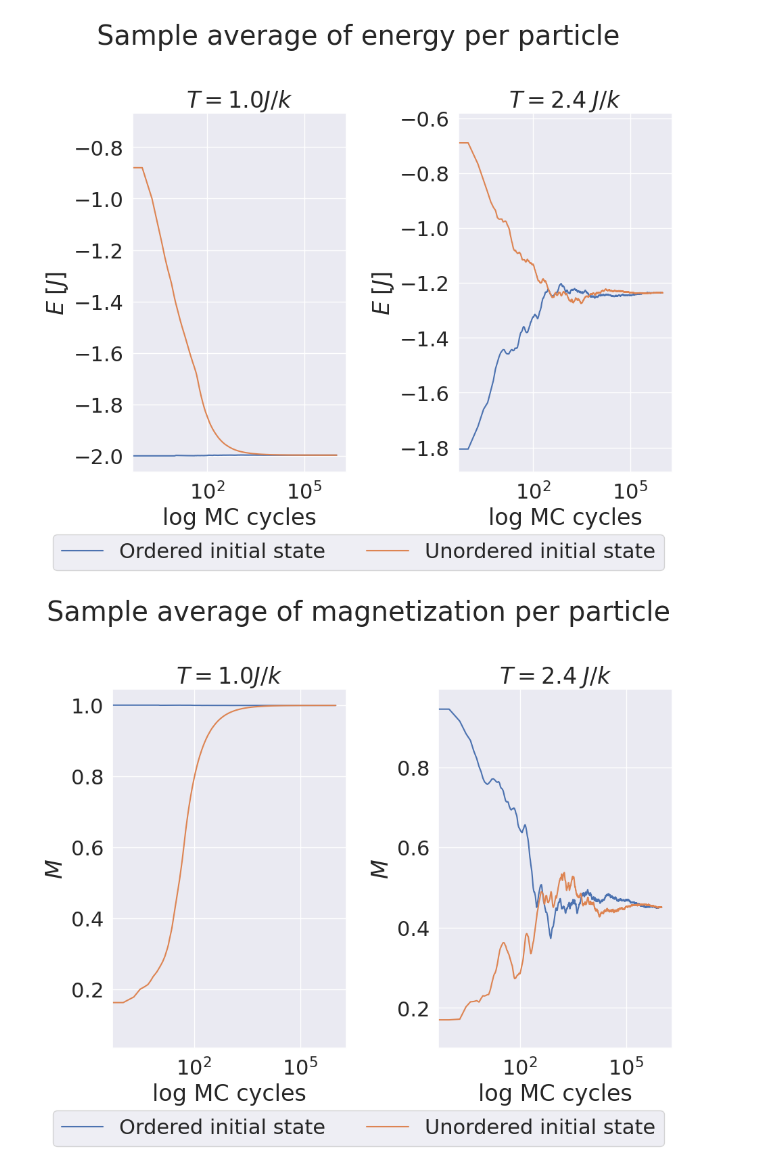
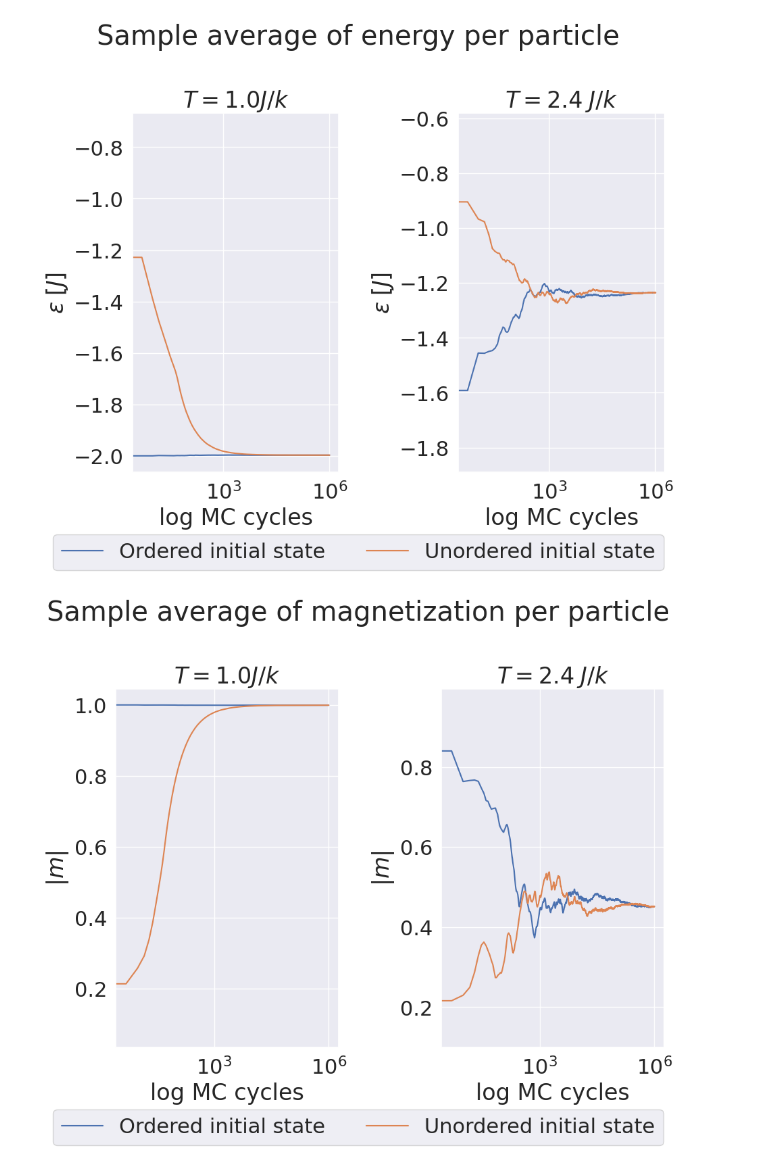
Before and after one commit to augude/fys3150, a Jupyter notebook: Project4/plotting/problem5.ipynb, the cells around one changed output. Saved outputs shown, nothing was run; the diff lists cells and outputs as text; code cells hidden in the pictures.

```diff
--- a/Project4/plotting/problem5.ipynb
+++ b/Project4/plotting/problem5.ipynb
@@ -14,41 +15,59 @@ cycles = np.arange(0, len(ordered1))
 L = ordered1.gridsize[0]
 # %%
 fig1, axs1 = plt.subplots(1, 2, figsize = (10, 8))
-fig2, axs2 = plt.subplots(1, 2, figsize = (10, 8))
-
-axs1[0].semilogx(cycles, ordered1.energy1mom/L**2, label = 'Ordered initial state')
-axs1[0].semilogx(cycles, unordered1.energy1mom/L**2, label = 'Unordered initial state')
+axs1[0].semilogx(cycles[::5], ordered1.energy1mom[::5]/L**2, label = 'Ordered initial state')
+axs1[0].semilogx(cycles[::5], unordered1.energy1mom[::5]/L**2, label = 'Unordered initial state')
 axs1[0].set_xlabel('log MC cycles')
-axs1[0].set_ylabel(r'$E \; [J]$')
+axs1[0].set_ylabel(r'$\epsilon \; [J]$')
 axs1[0].set_title(r'$T = 1.0 J/k$')
 
-axs1[1].semilogx(cycles, ordered2.energy1mom/L**2)
-axs1[1].semilogx(cycles, unordered2.energy1mom/L**2)
+axs1[1].semilogx(cycles[::5], ordered2.energy1mom[::5]/L**2)
+axs1[1].semilogx(cycles[::5], unordered2.energy1mom[::5]/L**2)
 axs1[1].set_xlabel('log MC cycles')
-axs1[1].set_ylabel(r'$E \; [J]$')
+axs1[1].set_ylabel(r'$\epsilon \; [J]$')
 axs1[1].set_title(r'$T = 2.4\; J/k$')
 fig1.suptitle('Sample average of energy per particle')
 lgd = fig1.legend(loc = 'lower center', ncol = 2, fancybox = True,
             bbox_to_anchor = (0.5, -0.05))
 fig1.tight_layout()
-plt.savefig('figures/burnenergy.pdf', bbox_inches = 'tight')
-
-axs2[0].semilogx(cycles, ordered1.magnetization1mom/L**2, label = 'Ordered initial state')
-axs2[0].semilogx(cycles, unordered1.magnetization1mom/L**2, label = 'Unordered initial state')
+tikzplotlib.save(
+            f"tex/burneng.tex",
+            extra_axis_parameters=[
+                "title style={align=center}",
+                "xmajorticks=true",
+                "ymajorticks=true",
+                "mark options={mark size=2.5pt, line width=1.5pt}",
+            ],
+            strict=True,
+        )
+plt.show()
+fig2, axs2 = plt.subplots(1, 2, figsize = (10, 8))
+axs2[0].semilogx(cycles[::5], ordered1.magnetization1mom[::5]/L**2, label = 'Ordered initial state')
+axs2[0].semilogx(cycles[::5], unordered1.magnetization1mom[::5]/L**2, label = 'Unordered initial state')
 axs2[0].set_xlabel('log MC cycles')
-axs2[0].set_ylabel(r'$M$')
+axs2[0].set_ylabel(r'$|m|$')
 axs2[0].set_title(r'$T = 1.0 J/k$')
 
-axs2[1].semilogx(cycles, ordered2.magnetization1mom/L**2)
-axs2[1].semilogx(cycles, unordered2.magnetization1mom/L**2)
+axs2[1].semilogx(cycles[::5], ordered2.magnetization1mom[::5]/L**2)
+axs2[1].semilogx(cycles[::5], unordered2.magnetization1mom[::5]/L**2)
 axs2[1].set_xlabel('log MC cycles')
-axs2[1].set_ylabel(r'$M$')
+axs2[1].set_ylabel(r'$|m|$')
 axs2[1].set_title(r'$T = 2.4\; J/k$')
 fig2.suptitle('Sample average of magnetization per particle')
 lgd = fig2.legend(loc = 'lower center', ncol = 2, fancybox = True,
             bbox_to_anchor = (0.5, -0.05))
 fig2.tight_layout()
-plt.savefig('figures/burnmag.pdf', bbox_inches = 'tight')
+tikzplotlib.save(
+            f"tex/burnmag.tex",
+            extra_axis_parameters=[
+                "title style={align=center}",
+                "xmajorticks=true",
+                "ymajorticks=true",
+                "mark options={mark size=2.5pt, line width=1.5pt}",
+            ],
+            strict=True,
+        )
+plt.show()
 # %% [output]
-[figure, old version]
+[figure, new version]
-[figure, old version]
+[figure, new version]
```
Also changed, not shown: parts of 2 cells of this notebook, 10 other files.
